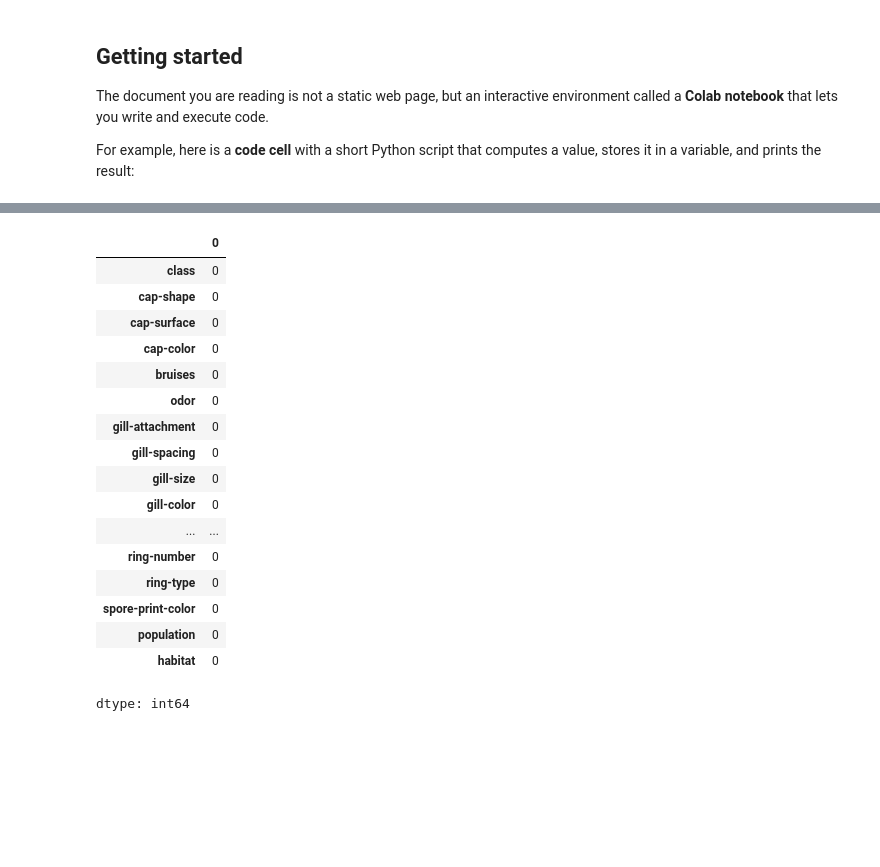
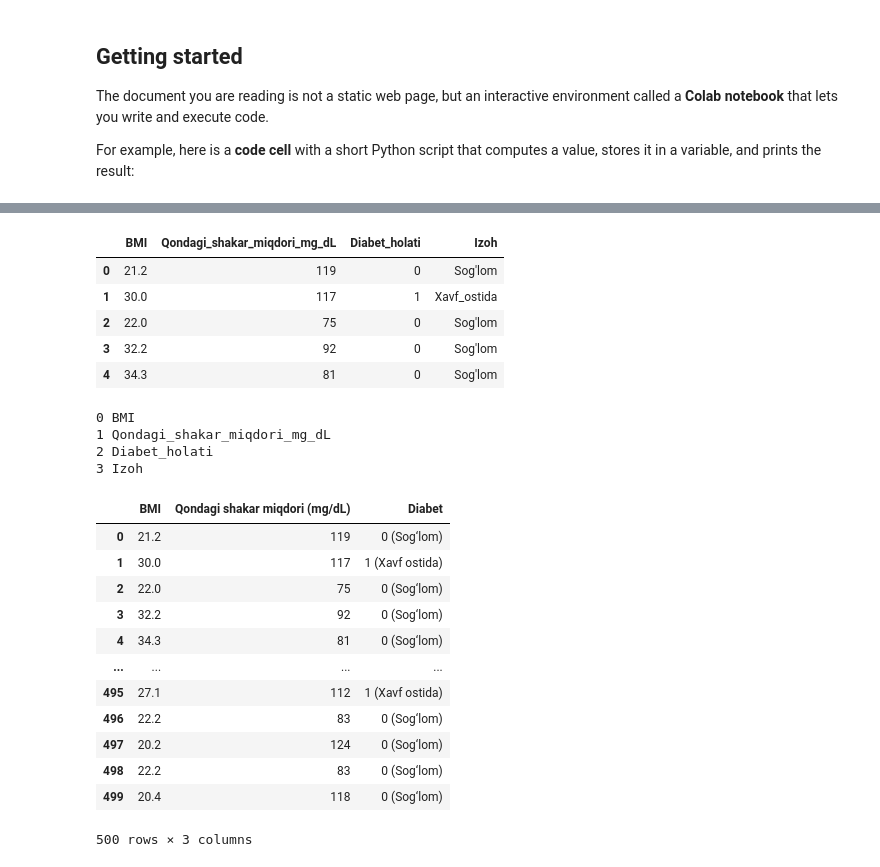
Before and after one commit to Faxriddin80/Faxriddin80, a Jupyter notebook: Welcome_To_Colab.ipynb, the cells around one changed output, grey strips where cells are left out. Saved outputs shown, nothing was run; the diff lists cells and outputs as text; code cells hidden in the pictures; blank space fills up the shorter version.

```diff
--- a/Welcome_To_Colab.ipynb
+++ b/Welcome_To_Colab.ipynb
@@ -219,4 +78,0 @@ Saving mushrooms.csv to mushrooms.csv
-# %%
-import pandas as pd
-df = pd.read_csv('mushrooms.csv')
-df.head()
@@ -231,21 +89,47 @@ df.head()
+# %%
+df.head()
+# %% [output]
+|  | BMI | Qondagi_shakar_miqdori_mg_dL | Diabet_holati | Izoh |
+| 0 | 21.2 | 119 | 0 | Sog'lom |
+| 1 | 30.0 | 117 | 1 | Xavf_ostida |
+| 2 | 22.0 | 75 | 0 | Sog'lom |
+| 3 | 32.2 | 92 | 0 | Sog'lom |
+| 4 | 34.3 | 81 | 0 | Sog'lom |
+# %%
+# ustun nomlarini ko‘rish
+for i, col in enumerate(df.columns):
+    print(i, col)
+# %% [output]
+0 BMI
+1 Qondagi_shakar_miqdori_mg_dL
+2 Diabet_holati
+3 Izoh
+# %%
+df = df.iloc[:, :3]
+# %%
+df.columns = [
+    "BMI",
+    "Qondagi shakar miqdori (mg/dL)",
+    "Diabet"
+]
+# %%
+df["Diabet"] = df["Diabet"].map({
+    0: "0 (Sog‘lom)",
+    1: "1 (Xavf ostida)"
+})
 # %%
-df.isnull().sum()
+df
 # %% [output]
-|  | 0 |
-| class | 0 |
-| cap-shape | 0 |
-| cap-surface | 0 |
-| cap-color | 0 |
-| bruises | 0 |
-| odor | 0 |
-| gill-attachment | 0 |
-| gill-spacing | 0 |
-| gill-size | 0 |
-| gill-color | 0 |
-| ... | ... |
-| ring-number | 0 |
-| ring-type | 0 |
-| spore-print-color | 0 |
-| population | 0 |
-| habitat | 0 |
+|  | BMI | Qondagi shakar miqdori (mg/dL) | Diabet |
+| 0 | 21.2 | 119 | 0 (Sog‘lom) |
+| 1 | 30.0 | 117 | 1 (Xavf ostida) |
+| 2 | 22.0 | 75 | 0 (Sog‘lom) |
+| 3 | 32.2 | 92 | 0 (Sog‘lom) |
+| 4 | 34.3 | 81 | 0 (Sog‘lom) |
+| ... | ... | ... | ... |
+| 495 | 27.1 | 112 | 1 (Xavf ostida) |
+| 496 | 22.2 | 83 | 0 (Sog‘lom) |
+| 497 | 20.2 | 124 | 0 (Sog‘lom) |
+| 498 | 22.2 | 83 | 0 (Sog‘lom) |
+| 499 | 20.4 | 118 | 0 (Sog‘lom) |
-dtype: int64
+500 rows × 3 columns
```
Also changed, not shown: parts of 28 cells of this notebook.
